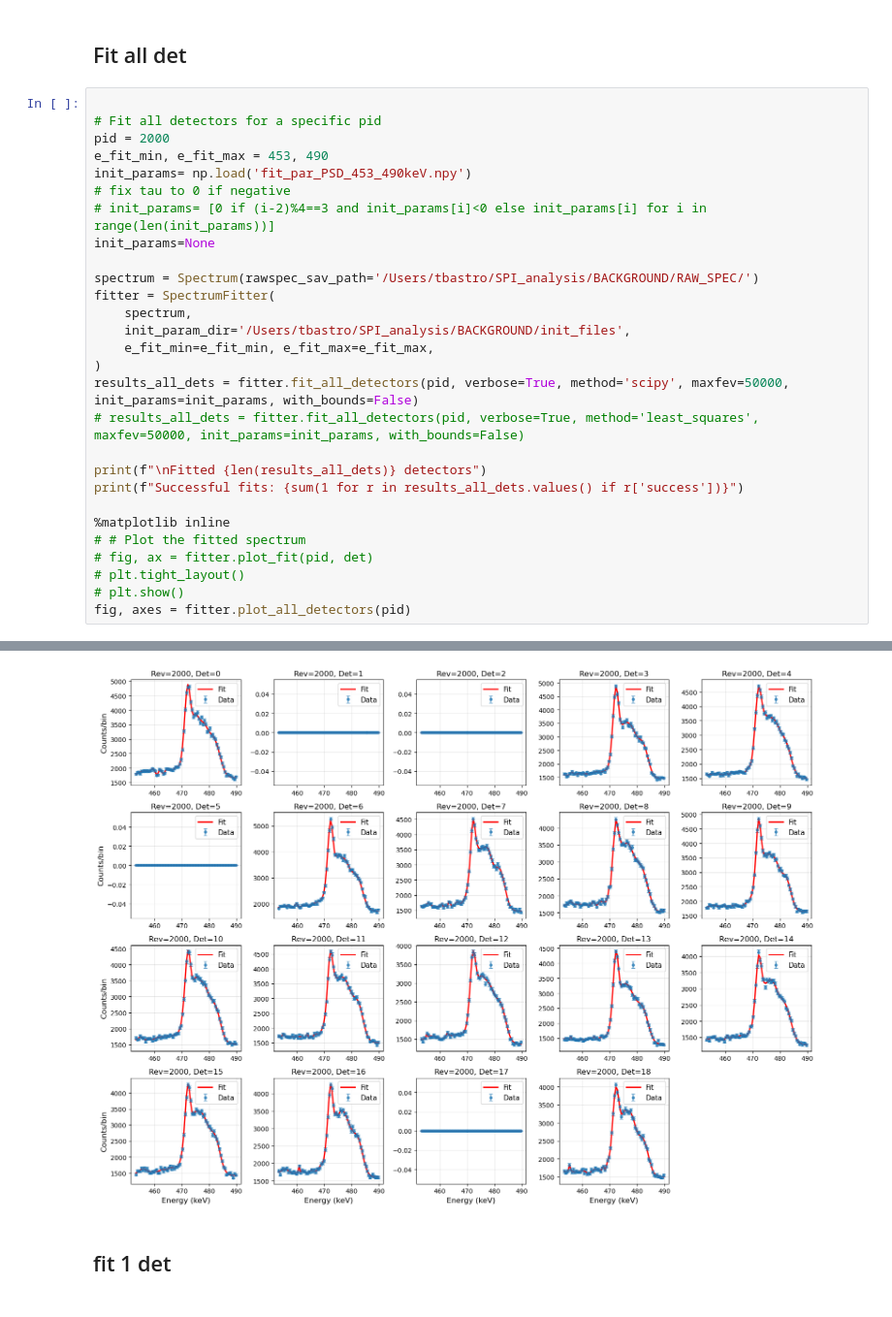
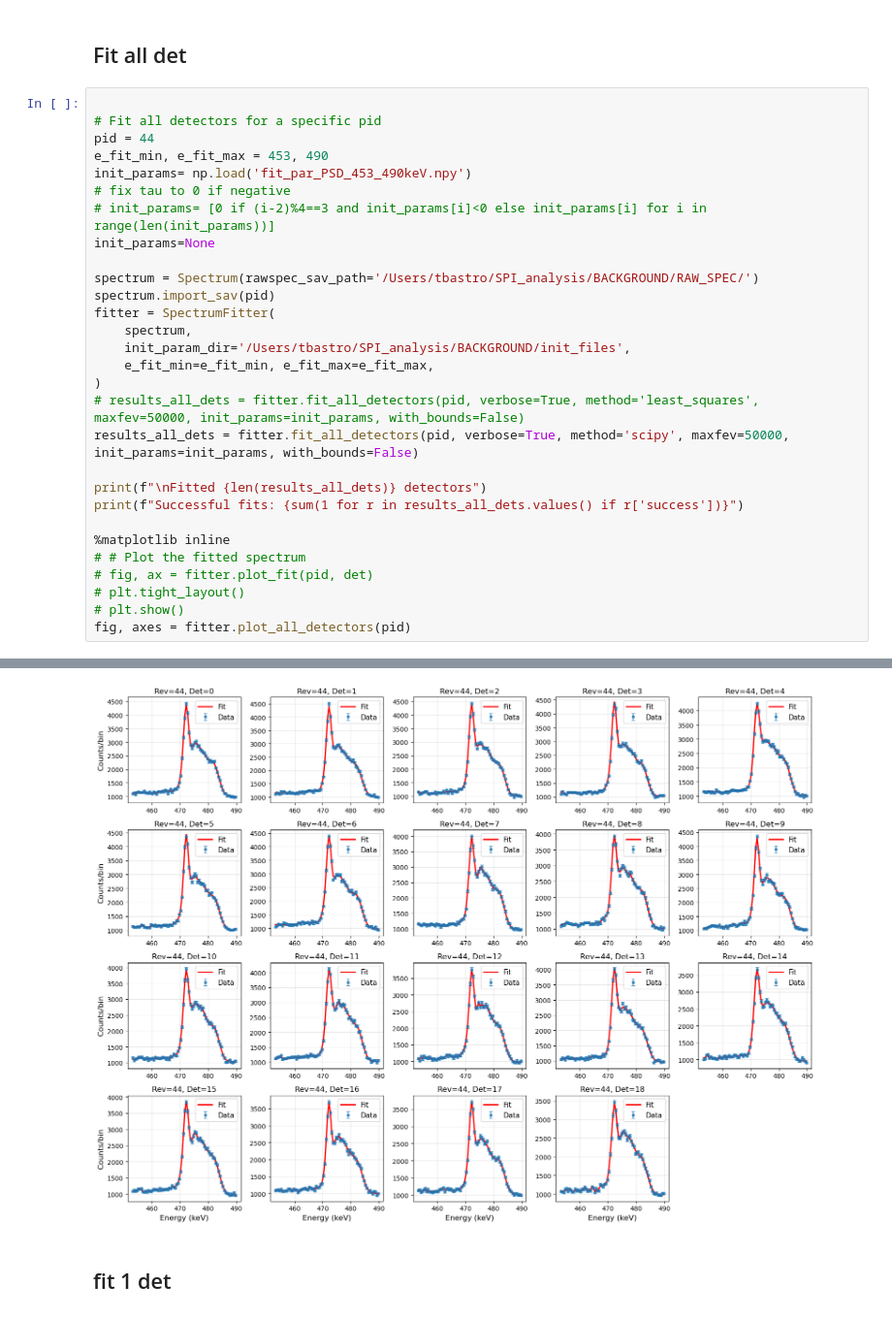
Before and after one commit to tristanbouchet/spibackground, a Jupyter notebook: fit_bkg.ipynb, the cells around one changed output, grey strips where cells are left out. Shown at 97% size. Saved outputs shown, nothing was run; the diff lists cells and outputs as text.

```diff
--- a/fit_bkg.ipynb
+++ b/fit_bkg.ipynb
@@ -82,7 +82,7 @@ Saving last fit result to .npy file...
 # %%
 
 # Fit all detectors for a specific pid
-pid = 2000
+pid = 44
 e_fit_min, e_fit_max = 453, 490
 init_params= np.load('fit_par_PSD_453_490keV.npy')
 # fix tau to 0 if negative
@@ -90,13 +90,14 @@ init_params= np.load('fit_par_PSD_453_490keV.npy')
 init_params=None
 
 spectrum = Spectrum(rawspec_sav_path='/Users/tbastro/SPI_analysis/BACKGROUND/RAW_SPEC/')
+spectrum.import_sav(pid)
 fitter = SpectrumFitter(
     spectrum,
     init_param_dir='/Users/tbastro/SPI_analysis/BACKGROUND/init_files',
     e_fit_min=e_fit_min, e_fit_max=e_fit_max,
 )
+# results_all_dets = fitter.fit_all_detectors(pid, verbose=True, method='least_squares', maxfev=50000, init_params=init_params, with_bounds=False)
 results_all_dets = fitter.fit_all_detectors(pid, verbose=True, method='scipy', maxfev=50000, init_params=init_params, with_bounds=False)
-# results_all_dets = fitter.fit_all_detectors(pid, verbose=True, method='least_squares', maxfev=50000, init_params=init_params, with_bounds=False)
 
 print(f"\nFitted {len(results_all_dets)} detectors")
 print(f"Successful fits: {sum(1 for r in results_all_dets.values() if r['success'])}")
@@ -125,7 +126,7 @@ fit_spectrum took 0.300s
 
 Fitted 19 detectors
 Successful fits: 19
-[figure, old version]
+[figure, new version]
 # %% [markdown]
 ## fit 1 det
 # %%
```
Also changed, not shown: parts of 9 cells of this notebook, 3 other files.
